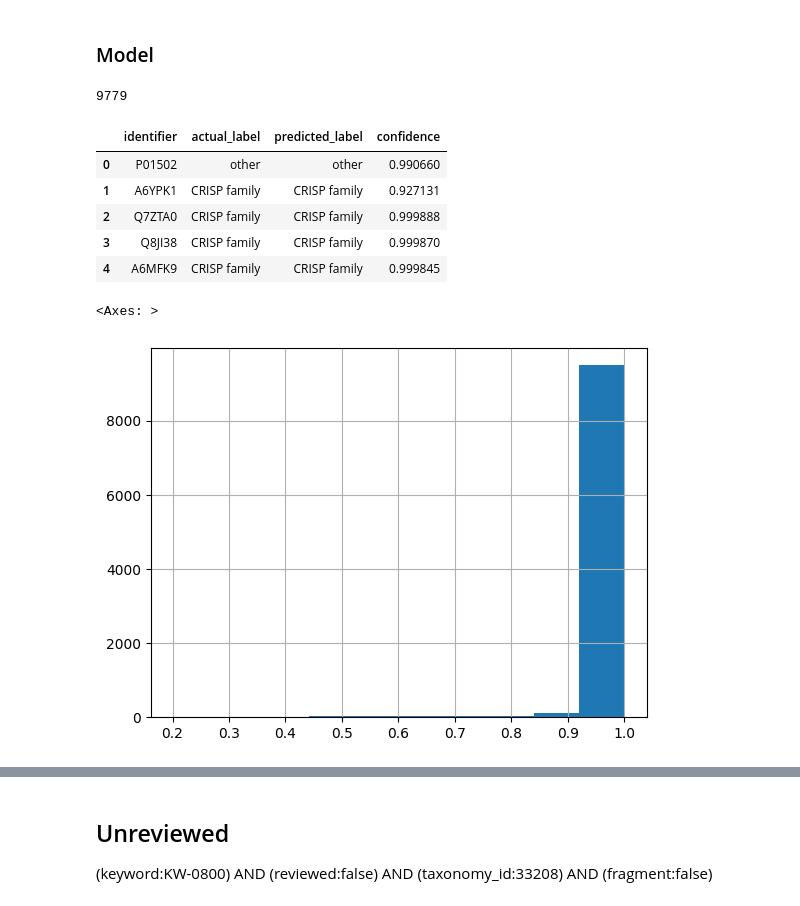
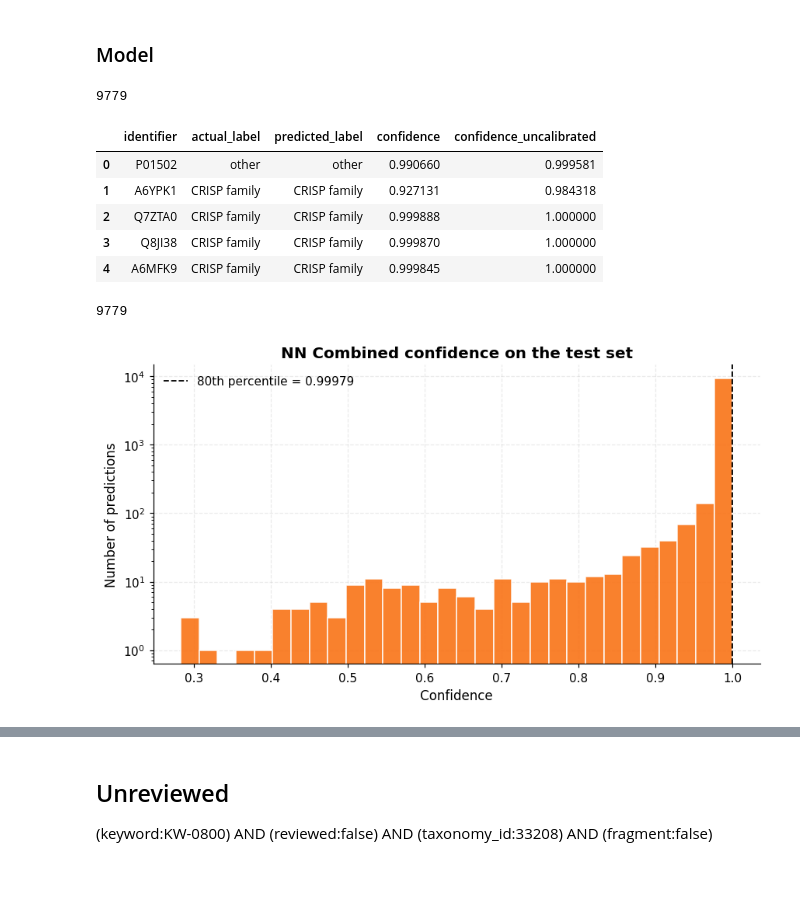
Before and after one commit to Sisistern123/ToxFam, a Jupyter notebook: analysis/eval_exploration.ipynb, the cells around one changed output, grey strips where cells are left out. Cells and saved outputs as stored; diff of their text form; code cells hidden in the pictures; blank space fills up the shorter version.

```diff
--- a/analysis/eval_exploration.ipynb
+++ b/analysis/eval_exploration.ipynb
@@ -67,21 +190,40 @@ np.float64(0.8611999999999999)
 ### Model
 # %%
 model_test = pd.read_csv("../benchmark/test_set/nn_combined_run/predictions.csv")
+if "confidence_uncalibrated" not in model_test.columns:
+    print(
+        "Missing confidence_uncalibrated — re-run: "
+        "uv run toxfam eval model test_set --model-dir model/model_output/combined_run"
+    )
 print(len(model_test))
 model_test.head()
 # %% [output]
 9779
-|  | identifier | actual_label | predicted_label | confidence |
-| 0 | P01502 | other | other | 0.990660 |
-| 1 | A6YPK1 | CRISP family | CRISP family | 0.927131 |
-| 2 | Q7ZTA0 | CRISP family | CRISP family | 0.999888 |
-| 3 | Q8JI38 | CRISP family | CRISP family | 0.999870 |
-| 4 | A6MFK9 | CRISP family | CRISP family | 0.999845 |
+|  | identifier | actual_label | predicted_label | confidence | confidence_uncalibrated |
+| 0 | P01502 | other | other | 0.990660 | 0.999581 |
+| 1 | A6YPK1 | CRISP family | CRISP family | 0.927131 | 0.984318 |
+| 2 | Q7ZTA0 | CRISP family | CRISP family | 0.999888 | 1.000000 |
+| 3 | Q8JI38 | CRISP family | CRISP family | 0.999870 | 1.000000 |
+| 4 | A6MFK9 | CRISP family | CRISP family | 0.999845 | 1.000000 |
+# %%
+len(model_test)
+# %% [output]
+9779
 # %%
-model_test["confidence"].hist()
+fig, ax = plt.subplots()
+ax.hist(model_test["confidence"], bins=30, color=NN_COLOR, edgecolor="white", alpha=0.9)
+q80 = model_test["confidence"].quantile(0.8)
+ax.axvline(q80, color="black", linestyle="--", linewidth=1.2, label=f"80th percentile = {q80:.5f}")
+ax.set_title("NN Combined confidence on the test set")
+ax.set_xlabel("Confidence")
+ax.set_yscale("log")
+ax.set_ylabel("Number of predictions")
+ax.legend()
+plt.tight_layout()
+save_plot(fig, "test_set_nn_confidence_histogram.png")
+plt.show()
 # %% [output]
-<Axes: >
-[figure, old version]
+[figure, new version]
 # %%
 model_test["confidence"].quantile(0.8)
 # %% [output]
```
Also changed, not shown: parts of 19 cells of this notebook, 18 other files.
